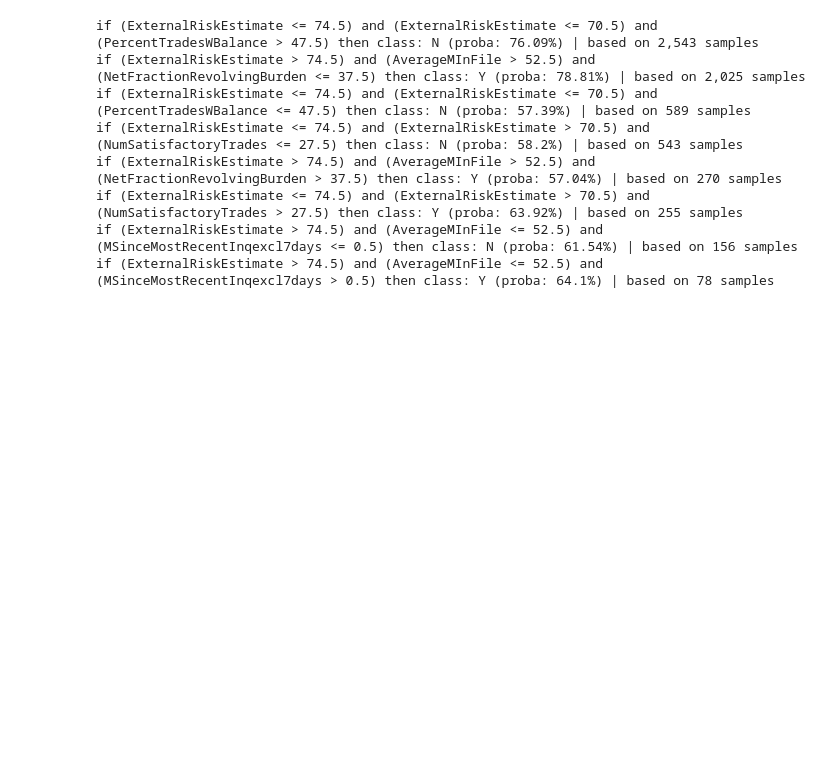
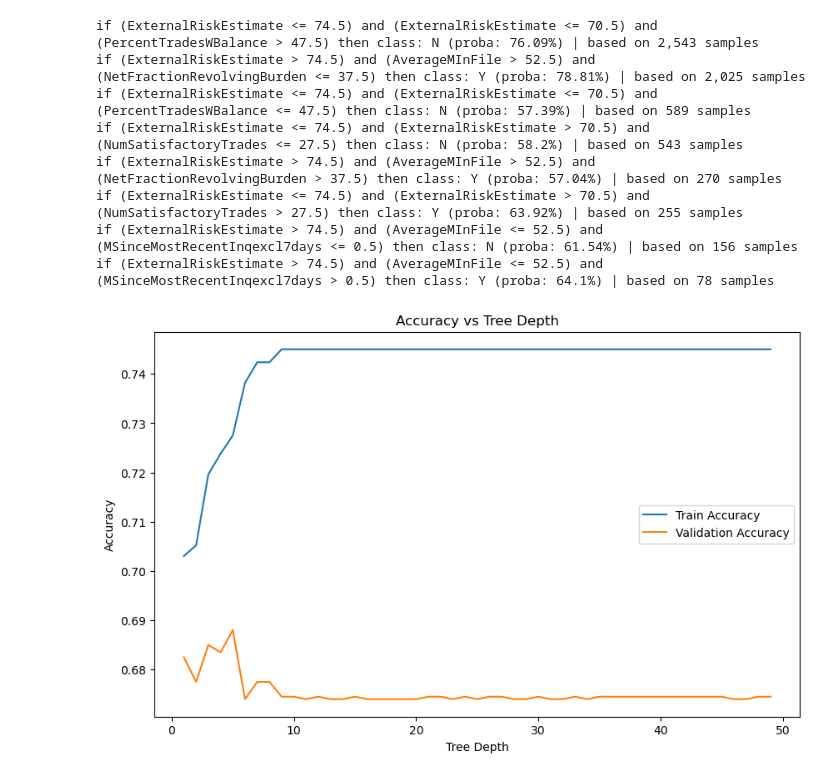
Before and after one commit to dahermar/IAExplicable, a Jupyter notebook: Practica1/Practica1.ipynb, the cells around one changed output. Drawn from its saved outputs; the diff is of its cells as text; code cells hidden in the pictures; blank space fills up the shorter version.

```diff
--- a/Practica1/Practica1.ipynb
+++ b/Practica1/Practica1.ipynb
@@ -270,3 +296,25 @@ if (ExternalRiskEstimate > 74.5) and (AverageMInFile > 52.5) and (NetFractionRev
 if (ExternalRiskEstimate <= 74.5) and (ExternalRiskEstimate > 70.5) and (NumSatisfactoryTrades > 27.5) then class: Y (proba: 63.92%) | based on 255 samples
 if (ExternalRiskEstimate > 74.5) and (AverageMInFile <= 52.5) and (MSinceMostRecentInqexcl7days <= 0.5) then class: N (proba: 61.54%) | based on 156 samples
 if (ExternalRiskEstimate > 74.5) and (AverageMInFile <= 52.5) and (MSinceMostRecentInqexcl7days > 0.5) then class: Y (proba: 64.1%) | based on 78 samples
+# %%
+# Prueba de distintos valores de profundidad
+depths = range(1, 50)
+train_accuracies = []
+test_accuracies = []
+
+for depth in depths:
+    tree = ClassificationTree(max_depth=depth)
+    tree.fit(X_train, y_train)
+    train_accuracies.append(tree.score(X_train, y_train))
+    test_accuracies.append(tree.score(X_test, y_test))
+
+plt.figure(figsize=(10, 6))
+plt.plot(depths, train_accuracies, label='Train Accuracy')
+plt.plot(depths, test_accuracies, label='Validation Accuracy')
+plt.xlabel('Tree Depth')
+plt.ylabel('Accuracy')
+plt.title('Accuracy vs Tree Depth')
+plt.legend()
+plt.show()
+# %% [output]
+[figure, added]
```
Also changed, not shown: parts of 7 cells of this notebook.
